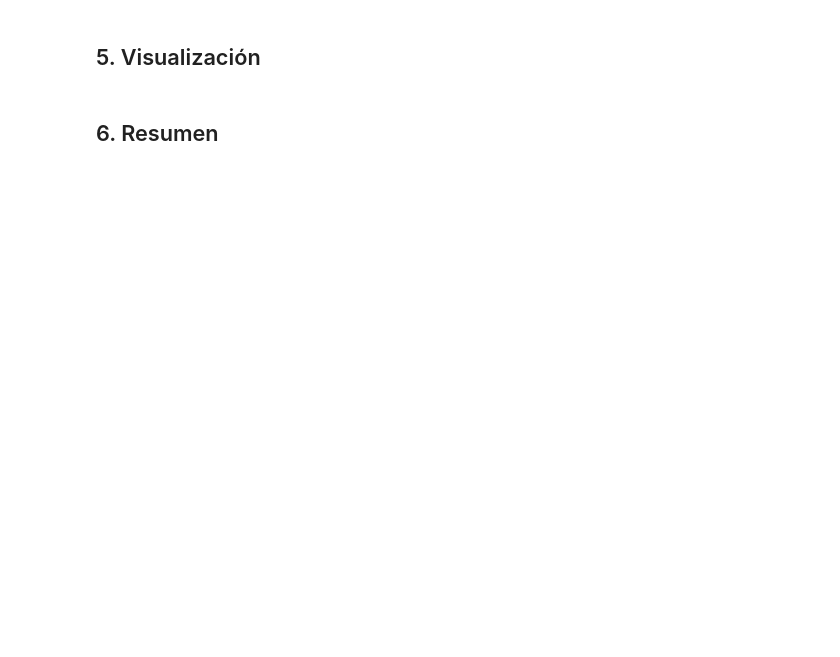
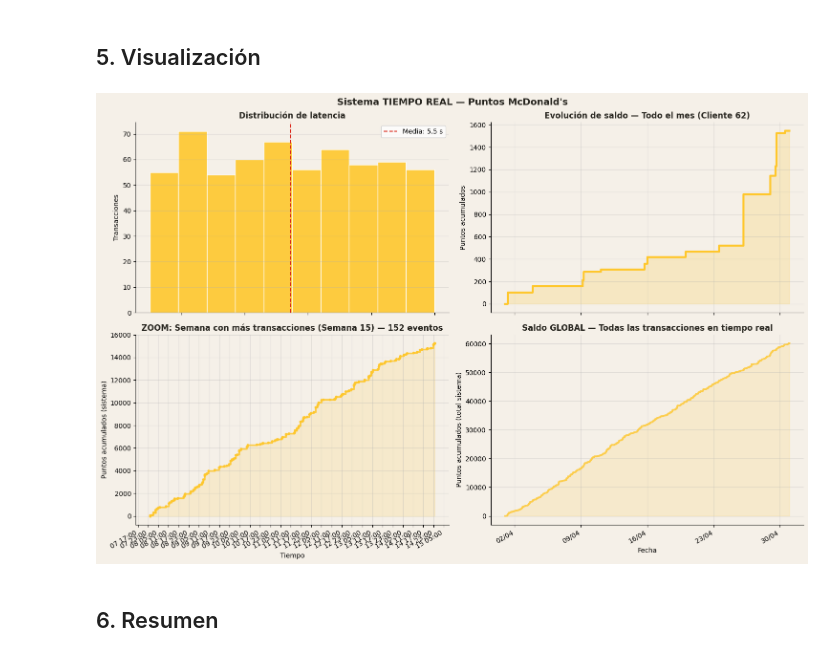
Before and after one commit to avoleon15/CE1, a Jupyter notebook: sistema_tiempo_real.ipynb, the cells around one changed output. Drawn from its saved outputs; the diff is of its cells as text; code cells hidden in the pictures; blank space fills up the shorter version.

```diff
--- a/sistema_tiempo_real.ipynb
+++ b/sistema_tiempo_real.ipynb
@@ -86,46 +100,103 @@ print(f"Latencia mínima: {transacciones['latencia_seg'].min()} s")
 # %% [markdown]
 ## 5. Visualización
 # %%
-fig, axes = plt.subplots(1, 2, figsize=(13, 5))
+fig, axes = plt.subplots(2, 2, figsize=(15, 10))
 fig.patch.set_facecolor(MC_CLARO)
-fig.suptitle('Sistema TIEMPO REAL — Puntos McDonald\'s', fontweight='bold', color=MC_GRIS)
+fig.suptitle('Sistema TIEMPO REAL — Puntos McDonald\'s', fontweight='bold', color=MC_GRIS, fontsize=14)
 
 # Gráfica 1: distribución de latencia en segundos
-ax1 = axes[0]
+ax1 = axes[0, 0]
 ax1.set_facecolor(MC_CLARO)
 ax1.hist(transacciones['latencia_seg'], bins=10, color=MC_AMARILLO, edgecolor='white', alpha=0.9)
 ax1.axvline(transacciones['latencia_seg'].mean(), color=MC_ROJO, linestyle='--',
             label=f"Media: {transacciones['latencia_seg'].mean():.1f} s")
 ax1.set_title('Distribución de latencia', color=MC_GRIS, fontweight='bold')
 ax1.set_xlabel('Segundos de espera para ver los puntos')
 ax1.set_ylabel('Transacciones')
 ax1.legend()
 ax1.grid(axis='y', alpha=0.3)
 ax1.spines[['top', 'right']].set_visible(False)
 
-# Gráfica 2: evolución del saldo del cliente con más transacciones
-ax2 = axes[1]
+# Gráfica 2: evolución del saldo completo (todo el mes)
+ax2 = axes[0, 1]
 ax2.set_facecolor(MC_CLARO)
 cliente_ej = transacciones.groupby('cliente_id')['tx_id'].count().idxmax()
-tx_ej = transacciones[transacciones['cliente_id'] == cliente_ej].sort_values('timestamp').copy()
-tx_ej['saldo'] = tx_ej['puntos'].cumsum()
+tx_ej = transacciones[transacciones['cliente_id'] == cliente_ej].sort_values('disponible').copy()
 
-tiempos = [INICIO] + list(tx_ej['disponible']) + [FIN]
-saldos  = [0] + list(tx_ej['saldo']) + [tx_ej['saldo'].iloc[-1]]
-ax2.step(tiempos, saldos, where='post', color=MC_AMARILLO, linewidth=2)
+saldo_rt = (
+    tx_ej.groupby('disponible')['puntos'].sum()
+    .reset_index().sort_values('disponible')
+)
+saldo_rt['saldo'] = saldo_rt['puntos'].cumsum()
+
+tiempos = [INICIO] + list(saldo_rt['disponible']) + [FIN]
+saldos  = [0] + list(saldo_rt['saldo']) + [saldo_rt['saldo'].iloc[-1]]
+ax2.step(tiempos, saldos, where='post', color=MC_AMARILLO, linewidth=3)
 ax2.fill_between(tiempos, saldos, step='post', alpha=0.2, color=MC_AMARILLO)
-ax2.set_title(f'Evolución de saldo — Cliente {cliente_ej}', color=MC_GRIS, fontweight='bold')
+ax2.set_title(f'Evolución de saldo — Todo el mes (Cliente {cliente_ej})', color=MC_GRIS, fontweight='bold')
 ax2.set_xlabel('Fecha')
 ax2.set_ylabel('Puntos acumulados')
 ax2.xaxis.set_major_formatter(mdates.DateFormatter('%d/%m'))
 ax2.xaxis.set_major_locator(mdates.WeekdayLocator())
 ax2.grid(alpha=0.3)
 ax2.spines[['top', 'right']].set_visible(False)
+
+# Gráfica 3: zoom en UNA SEMANA con MUCHAS transacciones
+# Encontrar la semana con más transacciones en TODO EL SISTEMA
+transacciones['semana'] = transacciones['disponible'].dt.isocalendar().week
+transacciones['año'] = transacciones['disponible'].dt.isocalendar().year
+semana_mas_tx = transacciones.groupby('semana').size().idxmax()
+tx_semana_todos = transacciones[transacciones['semana'] == semana_mas_tx].sort_values('disponible').copy()
+
+# Obtener las fechas límite de esa semana
+inicio_semana_real = tx_semana_todos['disponible'].min()
+fin_semana_real = tx_semana_todos['disponible'].max()
+
+ax3 = axes[1, 0]
+ax3.set_facecolor(MC_CLARO)
+
+# Mostrar todos los puntos acumulados en esa semana en tiempo real
+tx_semana_todos['saldo_semana'] = tx_semana_todos['puntos'].cumsum()
+
+tiempos_sem = [inicio_semana_real] + list(tx_semana_todos['disponible']) + [fin_semana_real]
+saldos_sem  = [0] + list(tx_semana_todos['saldo_semana']) + [tx_semana_todos['saldo_semana'].iloc[-1]]
+ax3.step(tiempos_sem, saldos_sem, where='post', color=MC_AMARILLO, linewidth=2.5, marker='o', markersize=3, alpha=0.85)
+ax3.fill_between(tiempos_sem, saldos_sem, step='post', alpha=0.15, color=MC_AMARILLO)
+
+ax3.set_title(f'ZOOM: Semana con más transacciones (Semana {semana_mas_tx}) — {len(tx_semana_todos)} eventos',
+              color=MC_GRIS, fontweight='bold')
+ax3.set_xlabel('Tiempo')
+ax3.set_ylabel('Puntos acumulados (sistema)')
+ax3.xaxis.set_major_formatter(mdates.DateFormatter('%d %H:%M'))
+ax3.xaxis.set_major_locator(mdates.HourLocator(interval=6))
+ax3.grid(alpha=0.3)
+ax3.spines[['top', 'right']].set_visible(False)
 fig.autofmt_xdate()
+
+# Gráfica 4: comparación de todas las transacciones ordenadas en tiempo real
+ax4 = axes[1, 1]
+ax4.set_facecolor(MC_CLARO)
+# Mostrar acumulado global de TODAS las transacciones en tiempo real
+todas_tx = transacciones.copy().sort_values('disponible')
+todas_tx['saldo_global'] = todas_tx['puntos'].cumsum()
+
+tiempos_todas = [INICIO] + list(todas_tx['disponible']) + [FIN]
+saldos_todas = [0] + list(todas_tx['saldo_global']) + [todas_tx['saldo_global'].iloc[-1]]
+ax4.step(tiempos_todas, saldos_todas, where='post', color=MC_AMARILLO, linewidth=2.5, alpha=0.8)
+ax4.fill_between(tiempos_todas, saldos_todas, step='post', alpha=0.15, color=MC_AMARILLO)
+ax4.set_title('Saldo GLOBAL — Todas las transacciones en tiempo real', color=MC_GRIS, fontweight='bold')
+ax4.set_xlabel('Fecha')
+ax4.set_ylabel('Puntos acumulados (total sistema)')
+ax4.xaxis.set_major_formatter(mdates.DateFormatter('%d/%m'))
+ax4.xaxis.set_major_locator(mdates.WeekdayLocator())
+ax4.grid(alpha=0.3)
+ax4.spines[['top', 'right']].set_visible(False)
 
 plt.tight_layout()
 plt.savefig('tiempo_real_resultados.png', bbox_inches='tight', dpi=150)
 plt.show()
+# %% [output]
+[figure, added]
 # %% [markdown]
 ## 6. Resumen
 # %%
```
Also changed, not shown: parts of 4 cells of this notebook, 3 other files.
